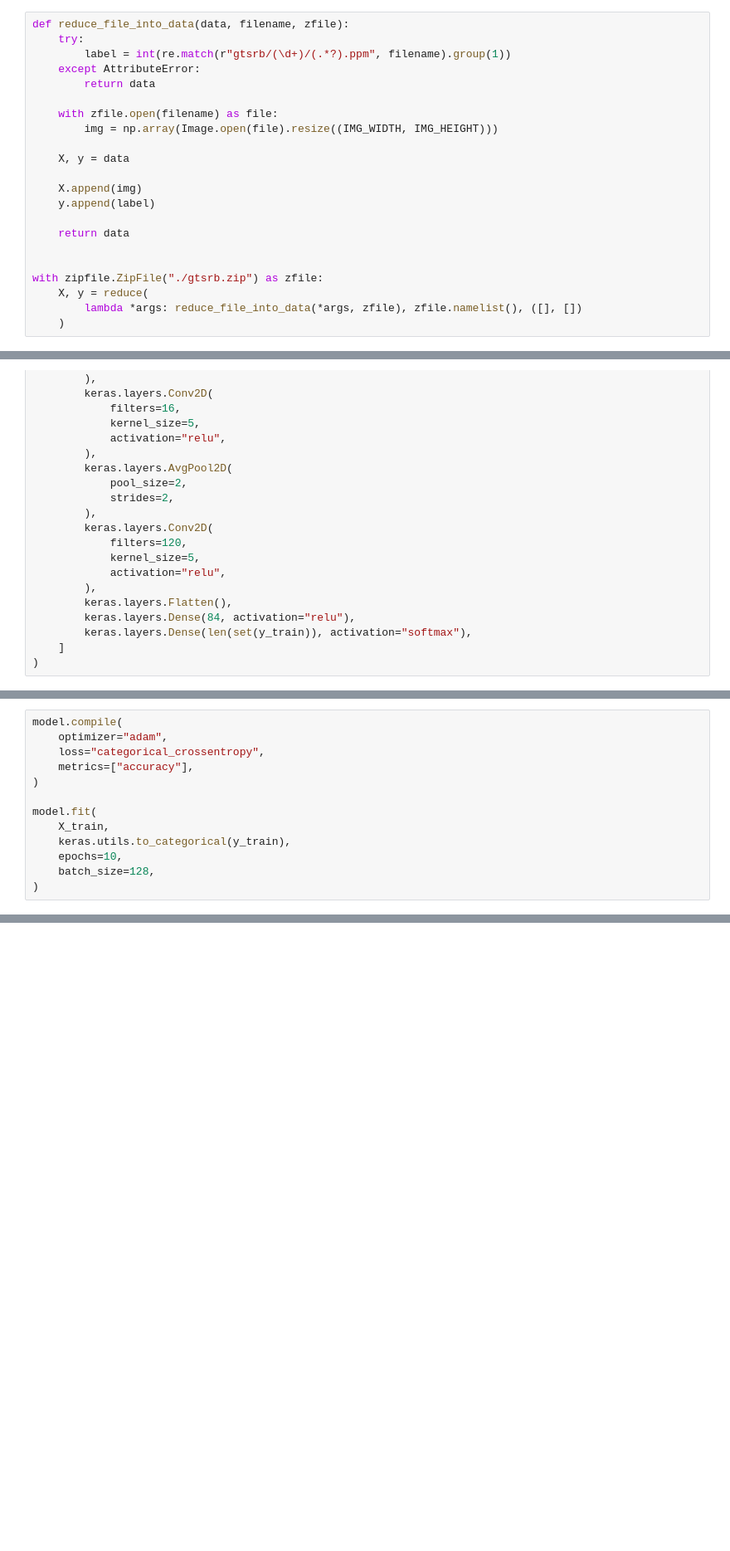
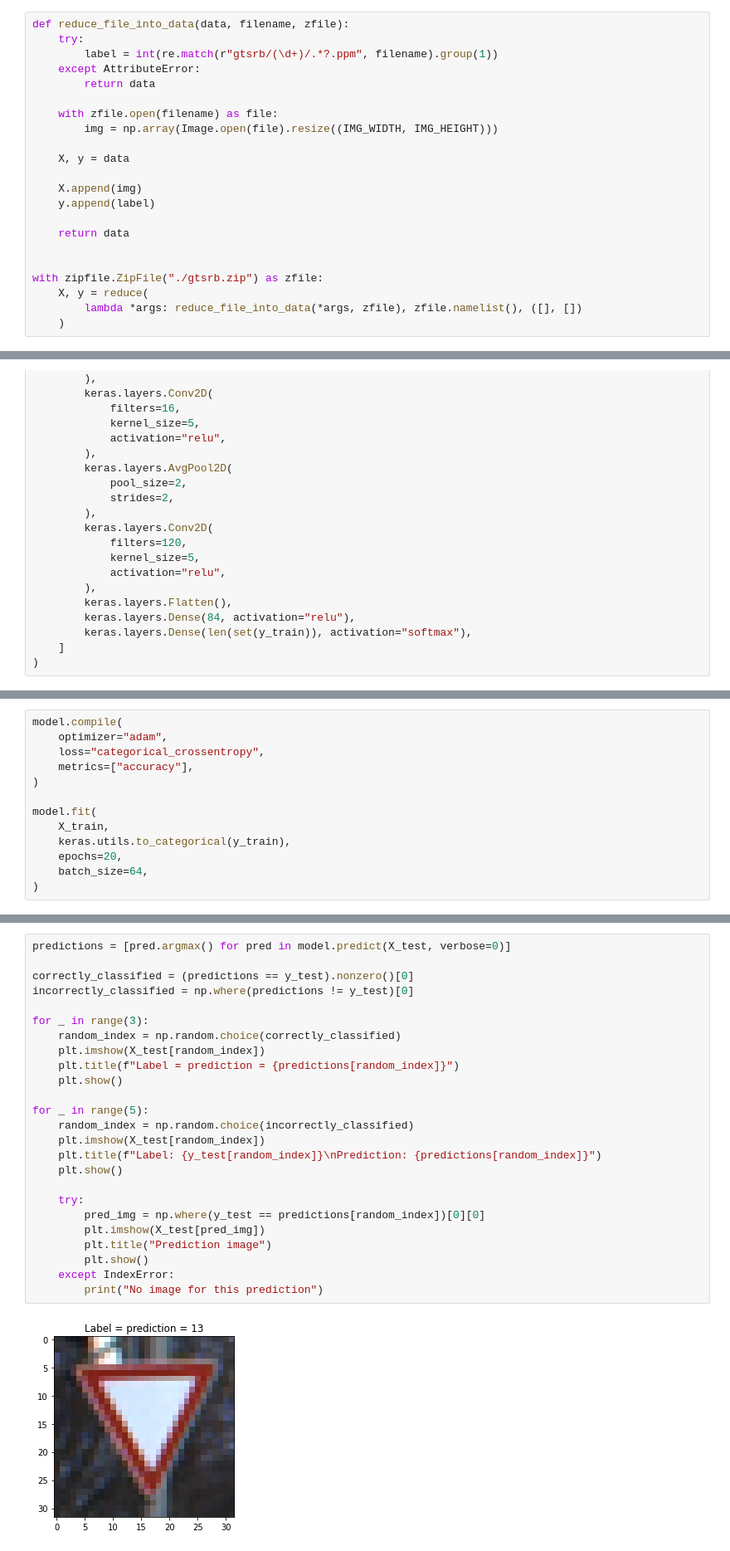
Before and after one commit to obadakhalili/cs50-ai, a Jupyter notebook: modules/NN/traffic/notebook.ipynb, the cells around one changed output, grey strips where cells are left out. Shown: that part at 83% size. Saved outputs shown, nothing was run; the diff lists cells and outputs as text; blank space fills up the shorter version.

Commit message:
NN(traffic): refine script for visualizing correctly and incorrectly classified images

```diff
--- a/modules/NN/traffic/notebook.ipynb
+++ b/modules/NN/traffic/notebook.ipynb
@@ -13,7 +13,7 @@ IMG_HEIGHT = 32
 # %%
 def reduce_file_into_data(data, filename, zfile):
     try:
-        label = int(re.match(r"gtsrb/(\d+)/(.*?).ppm", filename).group(1))
+        label = int(re.match(r"gtsrb/(\d+)/.*?.ppm", filename).group(1))
     except AttributeError:
         return data
 
@@ -99,7 +99,7 @@ model.compile(
 model.fit(
     X_train,
     keras.utils.to_categorical(y_train),
-    epochs=10,
-    batch_size=128,
+    epochs=20,
+    batch_size=64,
 )
 # %% [output]
@@ -170,0 +132,27 @@ for img, label, prediction in incorrectly_classified:
+# %%
+predictions = [pred.argmax() for pred in model.predict(X_test, verbose=0)]
+
+correctly_classified = (predictions == y_test).nonzero()[0]
+incorrectly_classified = np.where(predictions != y_test)[0]
+
+for _ in range(3):
+    random_index = np.random.choice(correctly_classified)
+    plt.imshow(X_test[random_index])
+    plt.title(f"Label = prediction = {predictions[random_index]}")
+    plt.show()
+
+for _ in range(5):
+    random_index = np.random.choice(incorrectly_classified)
+    plt.imshow(X_test[random_index])
+    plt.title(f"Label: {y_test[random_index]}\nPrediction: {predictions[random_index]}")
+    plt.show()
+
+    try:
+        pred_img = np.where(y_test == predictions[random_index])[0][0]
+        plt.imshow(X_test[pred_img])
+        plt.title("Prediction image")
+        plt.show()
+    except IndexError:
+        print("No image for this prediction")
+# %% [output]
+[figure, added]
```
Also changed, not shown: parts of 5 cells of this notebook.
